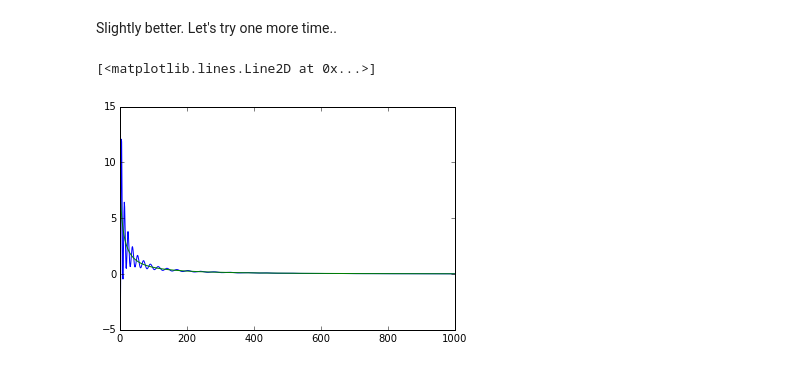
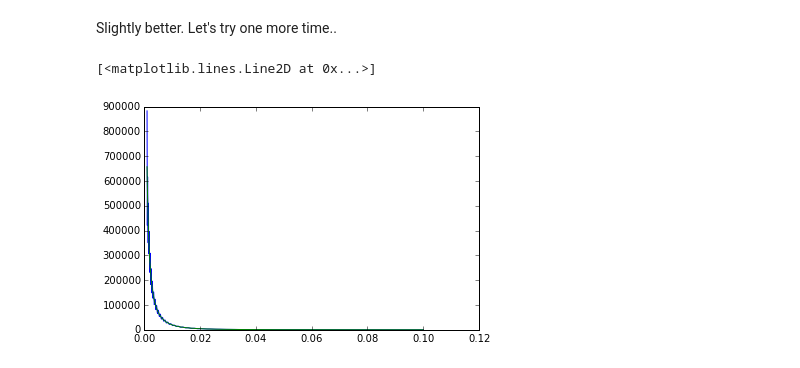
Before and after one commit to SeaifanAladdin/galpy-notebook, a Jupyter notebook: galpy/SCFPotential.ipynb, the cells around one changed output. Cells and saved outputs as stored; diff of their text form; code cells hidden in the pictures.

```diff
--- a/galpy/SCFPotential.ipynb
+++ b/galpy/SCFPotential.ipynb
@@ -26,13 +28,13 @@ scf = SCFPotential(1., Acos, Asin)
 # %%
 def calculateSCFDensity(r):
     density = nu.zeros(len(r), float)
-    for i in range(len(R)):
-        density[i] = scf.dens(R[i], 0)
+    for i in range(len(r)):
+        density[i] = scf.dens(r[i], 0)
     return density
 # %%
-R = nu.linspace(0.01, 1., 1000)
+R = nu.linspace(0.001, .1, 1000)
 density = calculateSCFDensity(R)
-densityAnalytic = rho_Spherical(R)
+densityAnalytic = rho_Spherical(R, 2.)
 # %%
 plt.plot(R, density)
 plt.plot(R, densityAnalytic)
@@ -87,9 +89,10 @@ def rho_NFW(r):
 # %%
+a = .01
 Acos, Asin = compute_coeffs_spherical(rho_NFW,1)
-scf = SCFPotential(1., Acos, Asin)
+scf = SCFPotential(1., Acos, Asin, a)
 # %%
 density = calculateSCFDensity(R)
 # %%
-nfw = NFWPotential(1., 1.)
+nfw = NFWPotential(1., a)
 nfwDensity = nfw.dens(R,z)
 # %%
@@ -130,7 +134,7 @@ scf = SCFPotential(1., Acos, Asin)
 density = calculateSCFDensity(R)
 # %%
-plt.plot(density)
-plt.plot(nfwDensity)
+plt.plot(R, density)
+plt.plot(R, nfwDensity)
 # %% [output]
 [<matplotlib.lines.Line2D at 0x...>]
-[figure, old version]
+[figure, new version]
```
Also changed, not shown: parts of 15 cells of this notebook.
